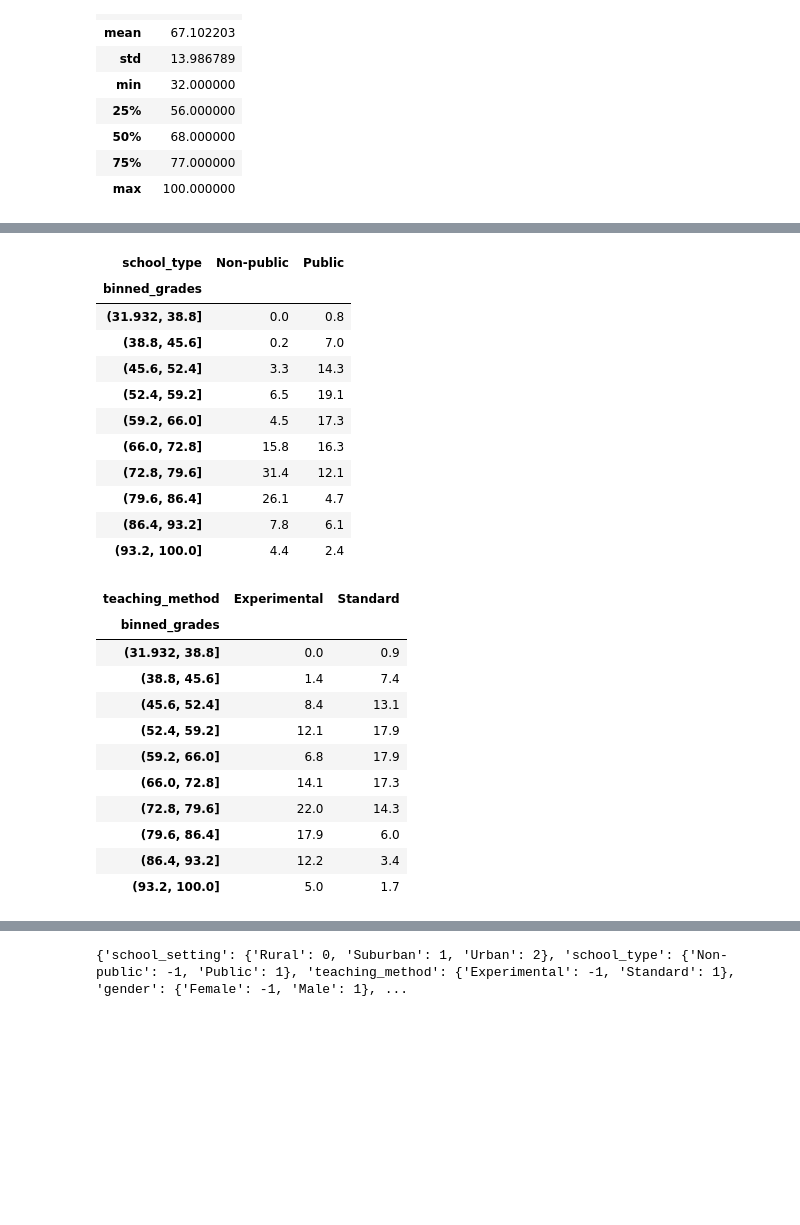
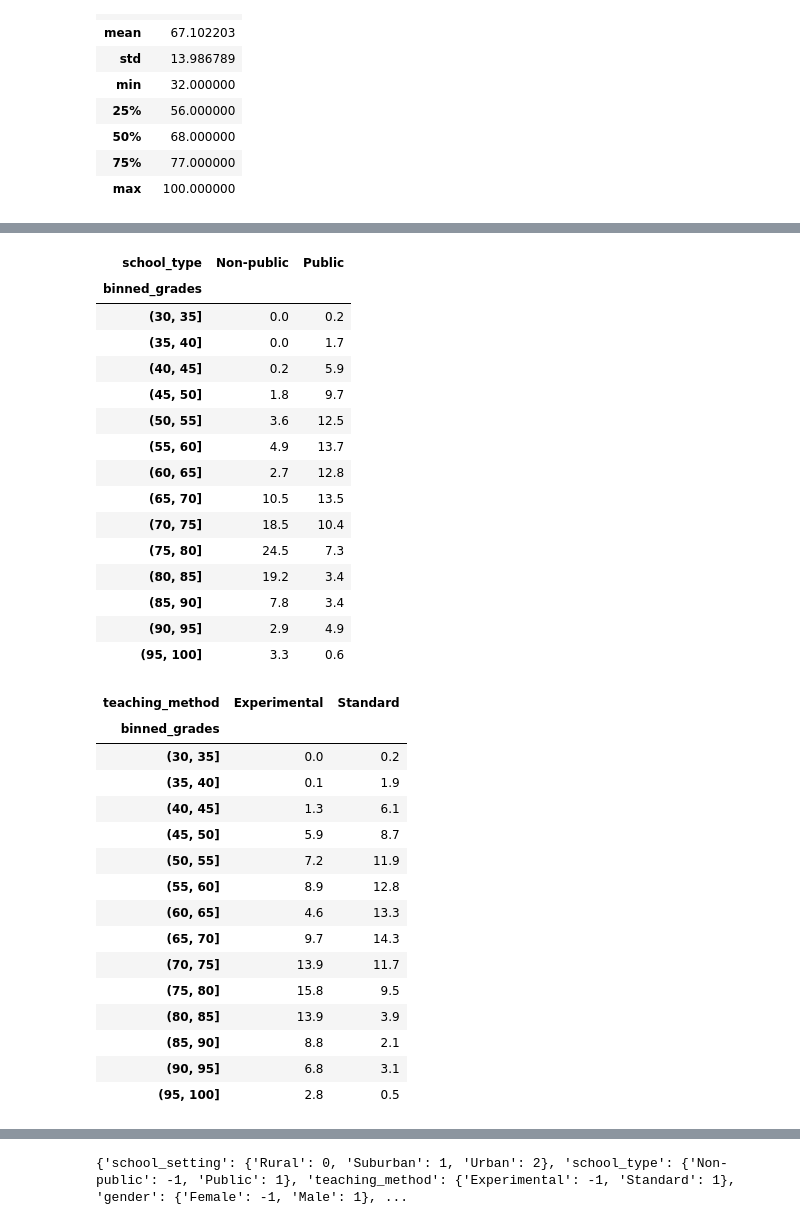
Before and after one commit to arieltl/proj2_cdados, a Jupyter notebook: projeto.ipynb, the cells around one changed output, grey strips where cells are left out. Saved outputs shown, nothing was run; the diff lists cells and outputs as text; code cells hidden in the pictures; blank space fills up the shorter version.

```diff
--- a/projeto.ipynb
+++ b/projeto.ipynb
@@ -48,0 +45,2 @@ plt.show()
+# %%
+g_bins = range(30,101,5)
@@ -49,33 +93,41 @@ plt.show()
 # %%
-f_data["binned_grades"] = pd.cut(f_data.posttest, bins=10)
-(pd.crbinned_gradschool_settinges,f_data.school_type,normalize="columns")*100).round(1)
+f_data["binned_grades"] = pd.cut(f_data.posttest, bins=g_bins)
+(pd.crosstab(f_data.binned_grades,f_data.school_type,normalize="columns")*100).round(1)
 # %% [output]
 | school_type | Non-public | Public |
 | binned_grades |  |  |
-| (31.932, 38.8] | 0.0 | 0.8 |
-| (38.8, 45.6] | 0.2 | 7.0 |
-| (45.6, 52.4] | 3.3 | 14.3 |
-| (52.4, 59.2] | 6.5 | 19.1 |
-| (59.2, 66.0] | 4.5 | 17.3 |
-| (66.0, 72.8] | 15.8 | 16.3 |
-| (72.8, 79.6] | 31.4 | 12.1 |
-| (79.6, 86.4] | 26.1 | 4.7 |
-| (86.4, 93.2] | 7.8 | 6.1 |
-| (93.2, 100.0] | 4.4 | 2.4 |
+| (30, 35] | 0.0 | 0.2 |
+| (35, 40] | 0.0 | 1.7 |
+| (40, 45] | 0.2 | 5.9 |
+| (45, 50] | 1.8 | 9.7 |
+| (50, 55] | 3.6 | 12.5 |
+| (55, 60] | 4.9 | 13.7 |
+| (60, 65] | 2.7 | 12.8 |
+| (65, 70] | 10.5 | 13.5 |
+| (70, 75] | 18.5 | 10.4 |
+| (75, 80] | 24.5 | 7.3 |
+| (80, 85] | 19.2 | 3.4 |
+| (85, 90] | 7.8 | 3.4 |
+| (90, 95] | 2.9 | 4.9 |
+| (95, 100] | 3.3 | 0.6 |
 # %%
-f_data["binned_grades"] = pd.cut(f_data.posttest, bins=10)
+f_data["binned_grades"] = pd.cut(f_data.posttest, bins=g_bins)
 (pd.crosstab(f_data.binned_grades,f_data.teaching_method,normalize="columns")*100).round(1)
 # %% [output]
 | teaching_method | Experimental | Standard |
 | binned_grades |  |  |
-| (31.932, 38.8] | 0.0 | 0.9 |
-| (38.8, 45.6] | 1.4 | 7.4 |
-| (45.6, 52.4] | 8.4 | 13.1 |
-| (52.4, 59.2] | 12.1 | 17.9 |
-| (59.2, 66.0] | 6.8 | 17.9 |
-| (66.0, 72.8] | 14.1 | 17.3 |
-| (72.8, 79.6] | 22.0 | 14.3 |
-| (79.6, 86.4] | 17.9 | 6.0 |
-| (86.4, 93.2] | 12.2 | 3.4 |
-| (93.2, 100.0] | 5.0 | 1.7 |
+| (30, 35] | 0.0 | 0.2 |
+| (35, 40] | 0.1 | 1.9 |
+| (40, 45] | 1.3 | 6.1 |
+| (45, 50] | 5.9 | 8.7 |
+| (50, 55] | 7.2 | 11.9 |
+| (55, 60] | 8.9 | 12.8 |
+| (60, 65] | 4.6 | 13.3 |
+| (65, 70] | 9.7 | 14.3 |
+| (70, 75] | 13.9 | 11.7 |
+| (75, 80] | 15.8 | 9.5 |
+| (80, 85] | 13.9 | 3.9 |
+| (85, 90] | 8.8 | 2.1 |
+| (90, 95] | 6.8 | 3.1 |
+| (95, 100] | 2.8 | 0.5 |
 # %%
```
Also changed, not shown: parts of 14 cells of this notebook.
